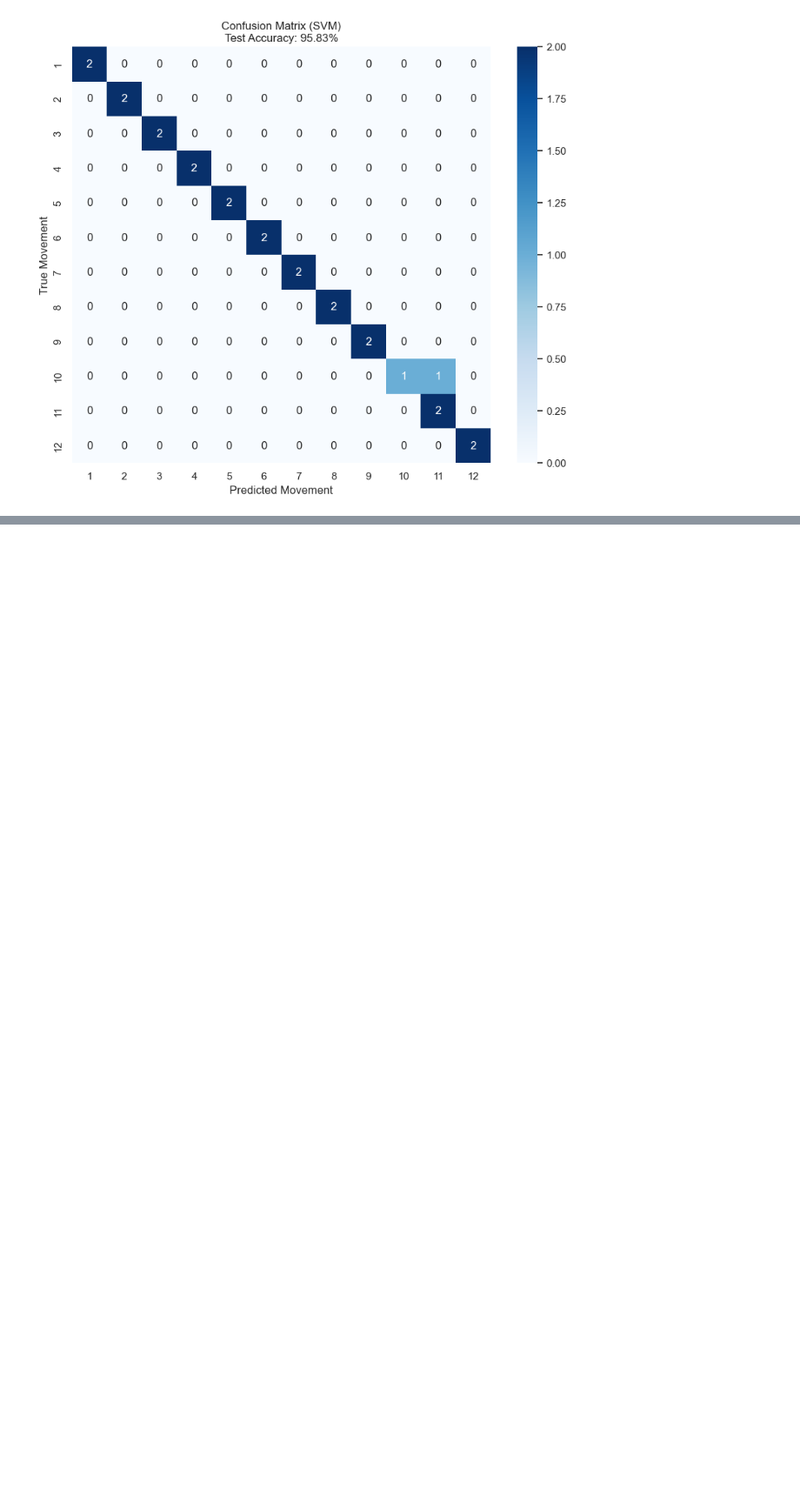
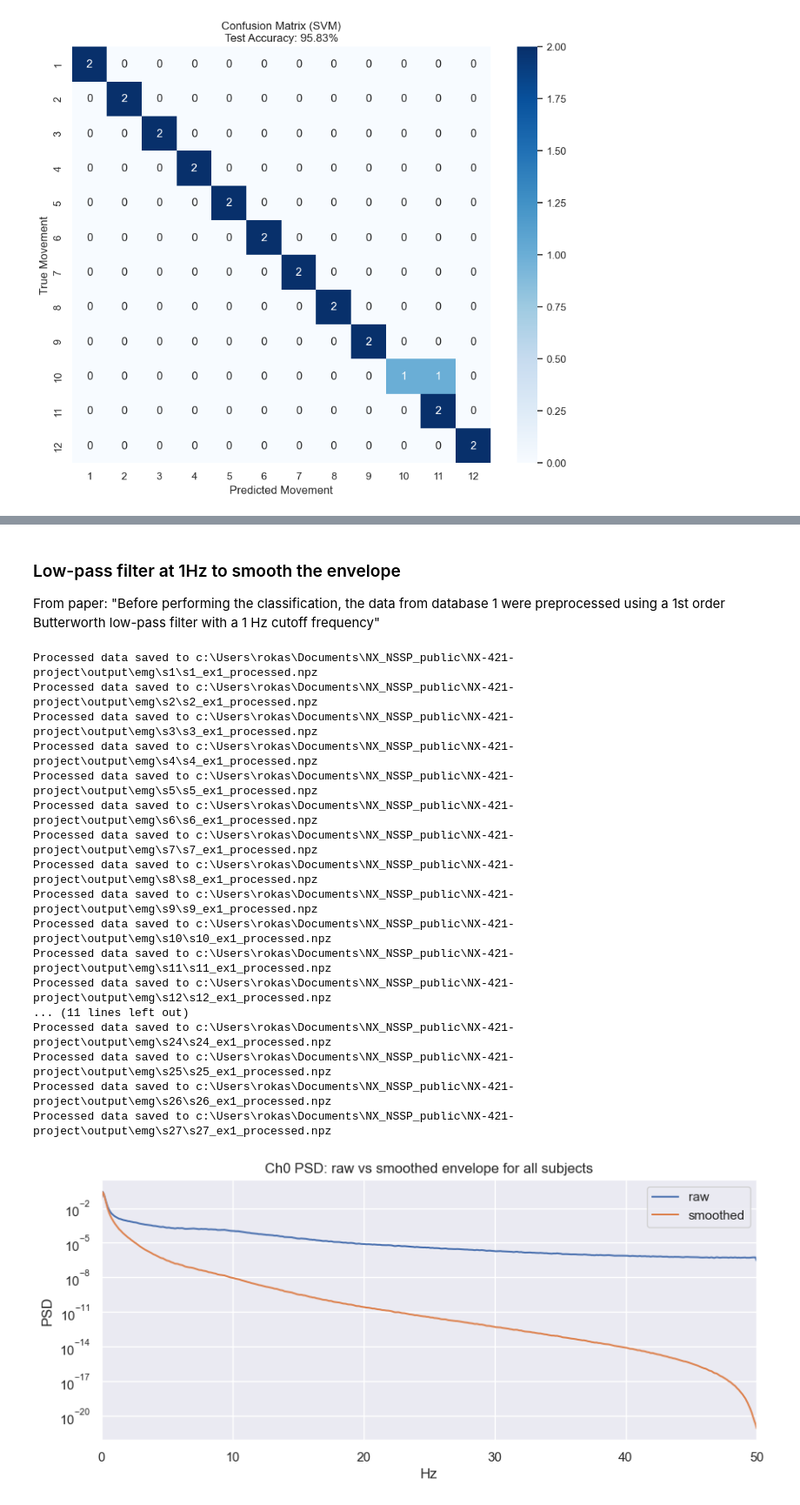
Before and after one commit to spbui00/NX-421-project, a Jupyter notebook: project_2_RB.ipynb, the cells around one changed output, grey strips where cells are left out. Shown at 87% size. Cells and saved outputs as stored; diff of their text form; code cells hidden in the pictures; blank space fills up the shorter version.

```diff
--- a/project_2_RB.ipynb
+++ b/project_2_RB.ipynb
@@ -589,0 +661,79 @@ FINAL TEST ACCURACY: 95.83%
+# %% [markdown]
+### Low-pass filter at 1Hz to smooth the envelope
+
+From paper: "Before performing the classification, the data from database 1 were preprocessed using a 1st order Butterworth low-pass filter with a 1 Hz cutoff frequency"
+# %%
+f_raw_all = []
+pxx_raw_all = []
+f_filt_all = []
+pxx_filt_all = []
+
+for i in range(1,28):
+    s_num_lowercase = 's' + str(i)
+
+    s_a1_e1_path = Path(EMG_DIR) / s_num_lowercase / (s_num_lowercase + '_ex1_raw.npz')
+    raw = np.load(s_a1_e1_path)
+    emg = raw['emg']
+    fs = float(raw['fs'])  # This is 100.0
+    n_channels = emg.shape[1]
+    time_steps = np.arange(emg.shape[0]) / fs
+
+    # plot PSD of raw vs smoothed on one plot
+    f_raw, pxx_raw = welch(emg[:, 0], fs=fs, nperseg=1024)
+
+    sos = butter(N=1, Wn=1, fs=fs, btype='low', output='sos')
+    emg_filtered = sosfiltfilt(sos, emg.T).T
+    f_filt, pxx_filt = welch(emg_filtered[:, 0], fs=fs, nperseg=1024)
+
+    # 4. Save
+    band_out = Path(EMG_OUTPUT_DIR) / s_num_lowercase / (s_num_lowercase + '_ex1_processed.npz')
+    os.makedirs(Path(EMG_OUTPUT_DIR) / s_num_lowercase, exist_ok=True)
+    np.savez(
+        band_out,
+        emg=emg_filtered,
+        subject=raw.get('subject'),
+        exercise=raw.get('exercise'),
+        stimulus=raw.get('stimulus'),
+        restimulus=raw.get('restimulus'),
+        repetition=raw.get('repetition'),
+        rerepetition=raw.get('rerepetition'),
+        glove=raw.get('glove'),
+        fs=fs,
+    )
+    print(f'Processed data saved to {band_out}')
+    f_raw_all.append(f_raw)
+    pxx_raw_all.append(pxx_raw)
+    f_filt_all.append(f_filt)
+    pxx_filt_all.append(pxx_filt)
+
+plt.figure(figsize=(10, 4))
+plt.semilogy(np.mean(np.stack(f_raw_all, axis=0), axis=0),
+             np.mean(np.stack(pxx_raw_all, axis=0), axis=0), label='raw')
+plt.semilogy(np.mean(np.stack(f_filt_all, axis=0), axis=0),
+             np.mean(np.stack(pxx_filt_all, axis=0), axis=0), label='smoothed')
+plt.xlim(0, 50)
+plt.xlabel('Hz')
+plt.ylabel('PSD')
+plt.title('Ch0 PSD: raw vs smoothed envelope for all subjects')
+plt.grid(True)
+plt.legend()
+plt.show()
+# %% [output]
+Processed data saved to c:\Users\rokas\Documents\NX_NSSP_public\NX-421-project\output\emg\s1\s1_ex1_processed.npz
+Processed data saved to c:\Users\rokas\Documents\NX_NSSP_public\NX-421-project\output\emg\s2\s2_ex1_processed.npz
+Processed data saved to c:\Users\rokas\Documents\NX_NSSP_public\NX-421-project\output\emg\s3\s3_ex1_processed.npz
+Processed data saved to c:\Users\rokas\Documents\NX_NSSP_public\NX-421-project\output\emg\s4\s4_ex1_processed.npz
+Processed data saved to c:\Users\rokas\Documents\NX_NSSP_public\NX-421-project\output\emg\s5\s5_ex1_processed.npz
+Processed data saved to c:\Users\rokas\Documents\NX_NSSP_public\NX-421-project\output\emg\s6\s6_ex1_processed.npz
+Processed data saved to c:\Users\rokas\Documents\NX_NSSP_public\NX-421-project\output\emg\s7\s7_ex1_processed.npz
+Processed data saved to c:\Users\rokas\Documents\NX_NSSP_public\NX-421-project\output\emg\s8\s8_ex1_processed.npz
+Processed data saved to c:\Users\rokas\Documents\NX_NSSP_public\NX-421-project\output\emg\s9\s9_ex1_processed.npz
+Processed data saved to c:\Users\rokas\Documents\NX_NSSP_public\NX-421-project\output\emg\s10\s10_ex1_processed.npz
+Processed data saved to c:\Users\rokas\Documents\NX_NSSP_public\NX-421-project\output\emg\s11\s11_ex1_processed.npz
+Processed data saved to c:\Users\rokas\Documents\NX_NSSP_public\NX-421-project\output\emg\s12\s12_ex1_processed.npz
+... (11 lines left out)
+Processed data saved to c:\Users\rokas\Documents\NX_NSSP_public\NX-421-project\output\emg\s24\s24_ex1_processed.npz
+Processed data saved to c:\Users\rokas\Documents\NX_NSSP_public\NX-421-project\output\emg\s25\s25_ex1_processed.npz
+Processed data saved to c:\Users\rokas\Documents\NX_NSSP_public\NX-421-project\output\emg\s26\s26_ex1_processed.npz
+Processed data saved to c:\Users\rokas\Documents\NX_NSSP_public\NX-421-project\output\emg\s27\s27_ex1_processed.npz
+[figure, added]
```
Also changed, not shown: parts of 19 cells of this notebook.
